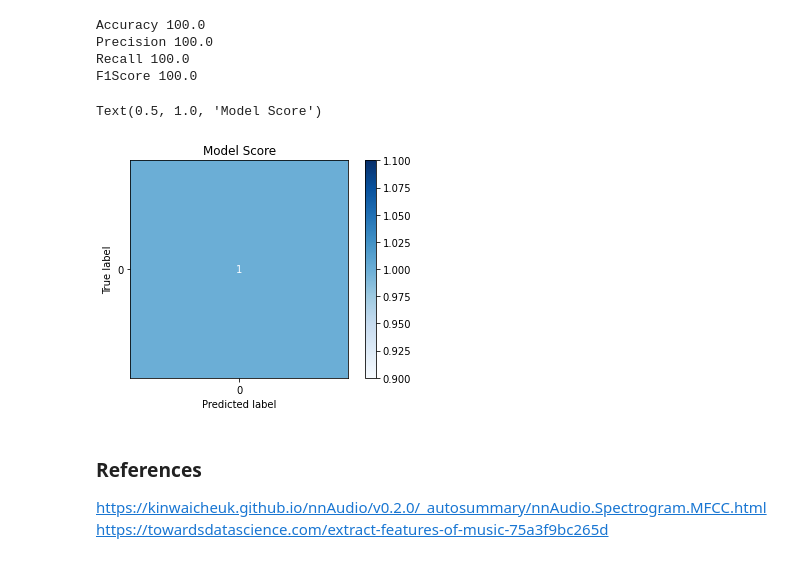
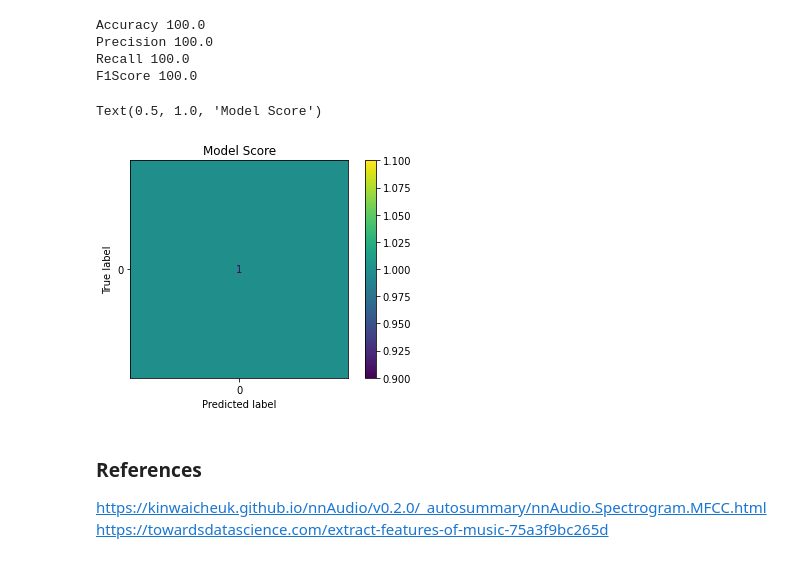
Before and after one commit to harshas-repo/cyberbat, a Jupyter notebook: cyberbat.ipynb, the cells around one changed output. Saved outputs shown, nothing was run; the diff lists cells and outputs as text; code cells hidden in the pictures.

```diff
--- a/cyberbat.ipynb
+++ b/cyberbat.ipynb
@@ -552,12 +552,11 @@ F1Score 100.0
 # %%
 import matplotlib.pyplot as plt
 from sklearn.metrics import plot_confusion_matrix
-disp = plot_confusion_matrix(model, Xtest, Ytest, cmap=plt.cm.Blues,
-                                 normalize='true')
+disp = plot_confusion_matrix(model, Xtest, Ytest, normalize='true')
 disp.ax_.set_title("Model Score")
 # %% [output]
 Text(0.5, 1.0, 'Model Score')
-[figure, old version]
+[figure, new version]
 # %%
 pickle.dump(model, open("exported_model_asp.sav", "wb"))
 # %% [markdown]
```
